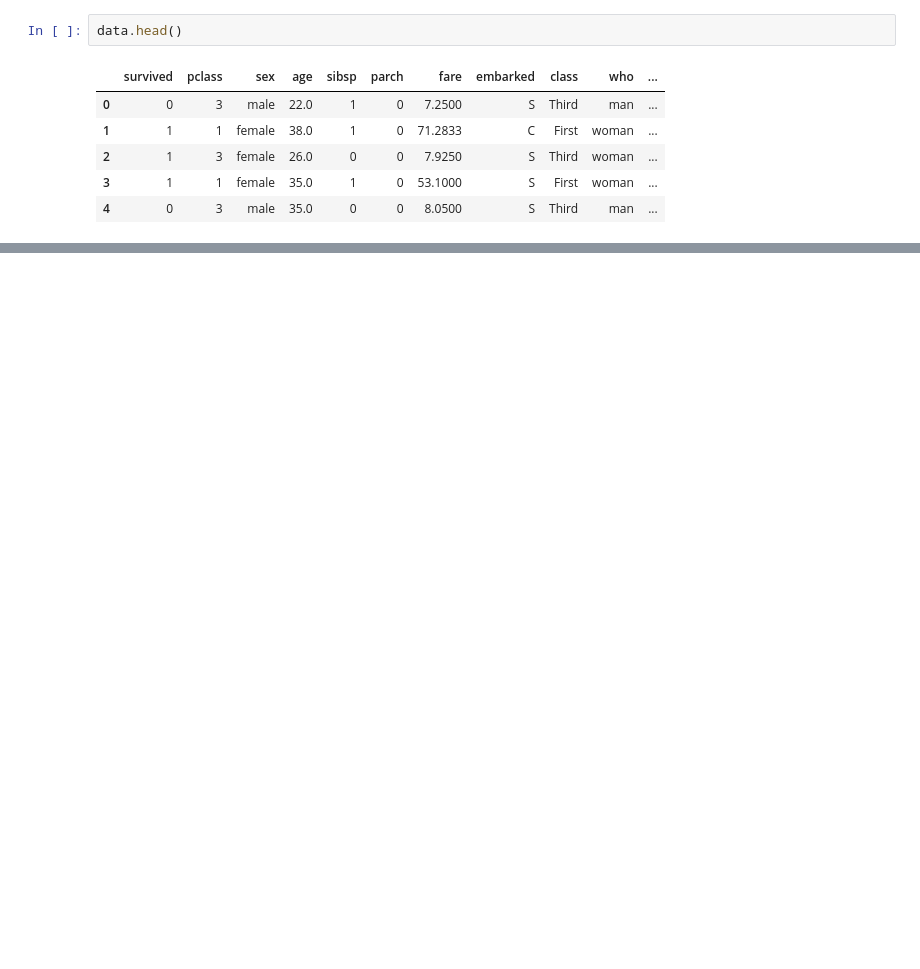
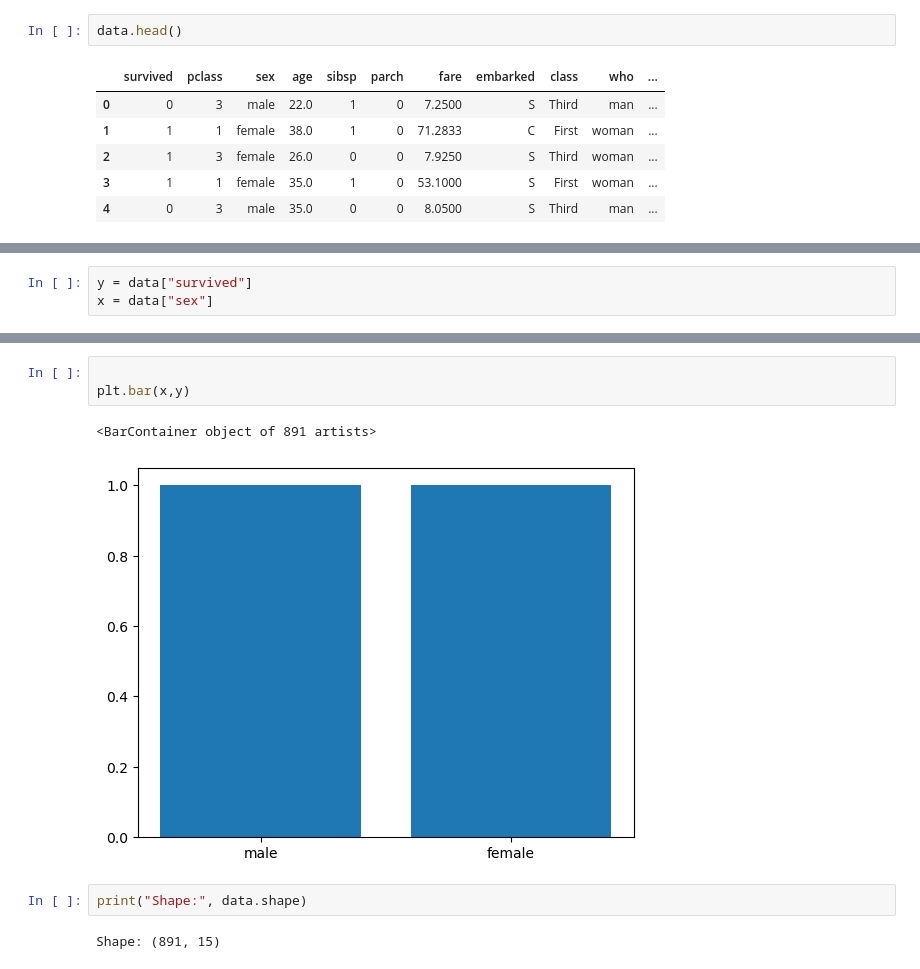
Before and after one commit to pankajvshnv/seaborn_titanic_marathon, a Jupyter notebook: seaborn_17_oct.ipynb, the cells around one changed output, grey strips where cells are left out. Drawn from its saved outputs; the diff is of its cells as text; blank space fills up the shorter version.

```diff
--- a/seaborn_17_oct.ipynb
+++ b/seaborn_17_oct.ipynb
@@ -29,0 +44,3 @@ data.head()
+# %%
+y = data["survived"]
+x = data["sex"]
@@ -29,0 +55,10 @@ data.head()
+# %%
+
+plt.bar(x,y)
+# %% [output]
+<BarContainer object of 891 artists>
+[figure, added]
+# %%
+print("Shape:", data.shape)
+# %% [output]
+Shape: (891, 15)
```
Also changed, not shown: parts of 18 cells of this notebook.
